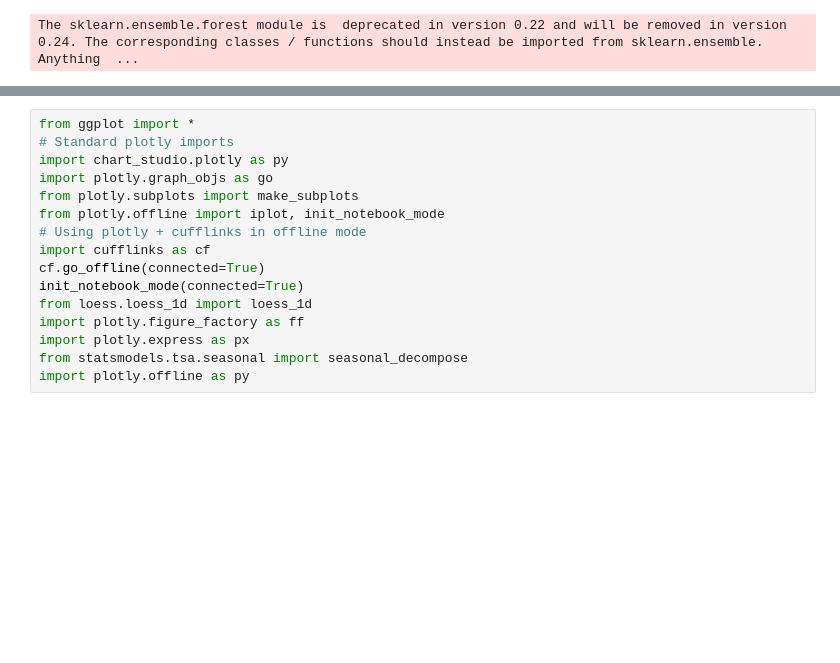
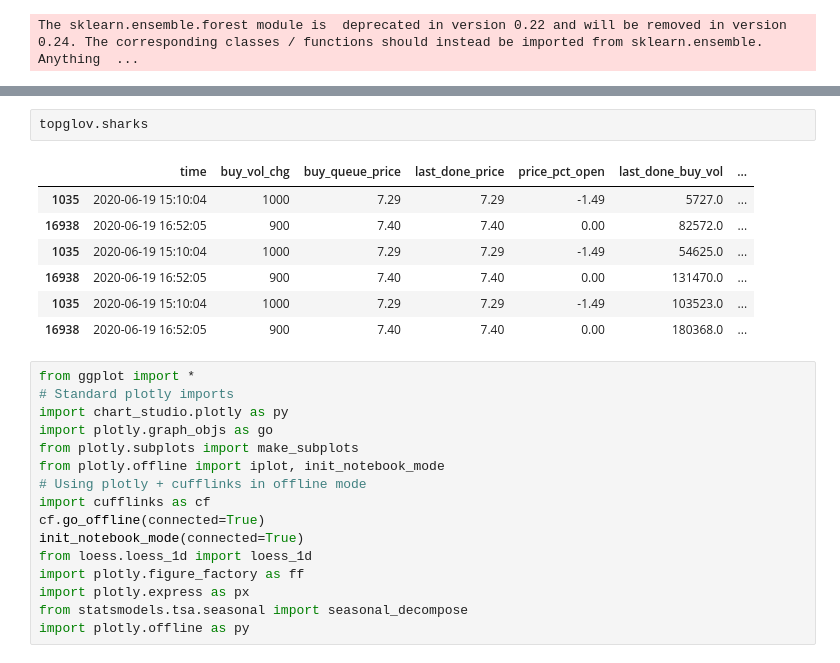
Before and after one commit to chiupc/SharkDetector, a Jupyter notebook: src/quote_movements_analysis.ipynb, the cells around one changed output, grey strips where cells are left out. Drawn from its saved outputs; the diff is of its cells as text; blank space fills up the shorter version.

```diff
--- a/src/quote_movements_analysis.ipynb
+++ b/src/quote_movements_analysis.ipynb
@@ -16,3 +45,13 @@ The sklearn.ensemble.forest module is  deprecated in version 0.22 and will be re
+# %%
+topglov.sharks
+# %% [output]
+|  | time | buy_vol_chg | buy_queue_price | last_done_price | price_pct_open | last_done_buy_vol | ... |
+| 1035 | 2020-06-19 15:10:04 | 1000 | 7.29 | 7.29 | -1.49 | 5727.0 | ... |
+| 16938 | 2020-06-19 16:52:05 | 900 | 7.40 | 7.40 | 0.00 | 82572.0 | ... |
+| 1035 | 2020-06-19 15:10:04 | 1000 | 7.29 | 7.29 | -1.49 | 54625.0 | ... |
+| 16938 | 2020-06-19 16:52:05 | 900 | 7.40 | 7.40 | 0.00 | 131470.0 | ... |
+| 1035 | 2020-06-19 15:10:04 | 1000 | 7.29 | 7.29 | -1.49 | 103523.0 | ... |
+| 16938 | 2020-06-19 16:52:05 | 900 | 7.40 | 7.40 | 0.00 | 180368.0 | ... |
 # %%
 from ggplot import *
 # Standard plotly imports
```
Also changed, not shown: parts of 6 cells of this notebook, 26 other files.
